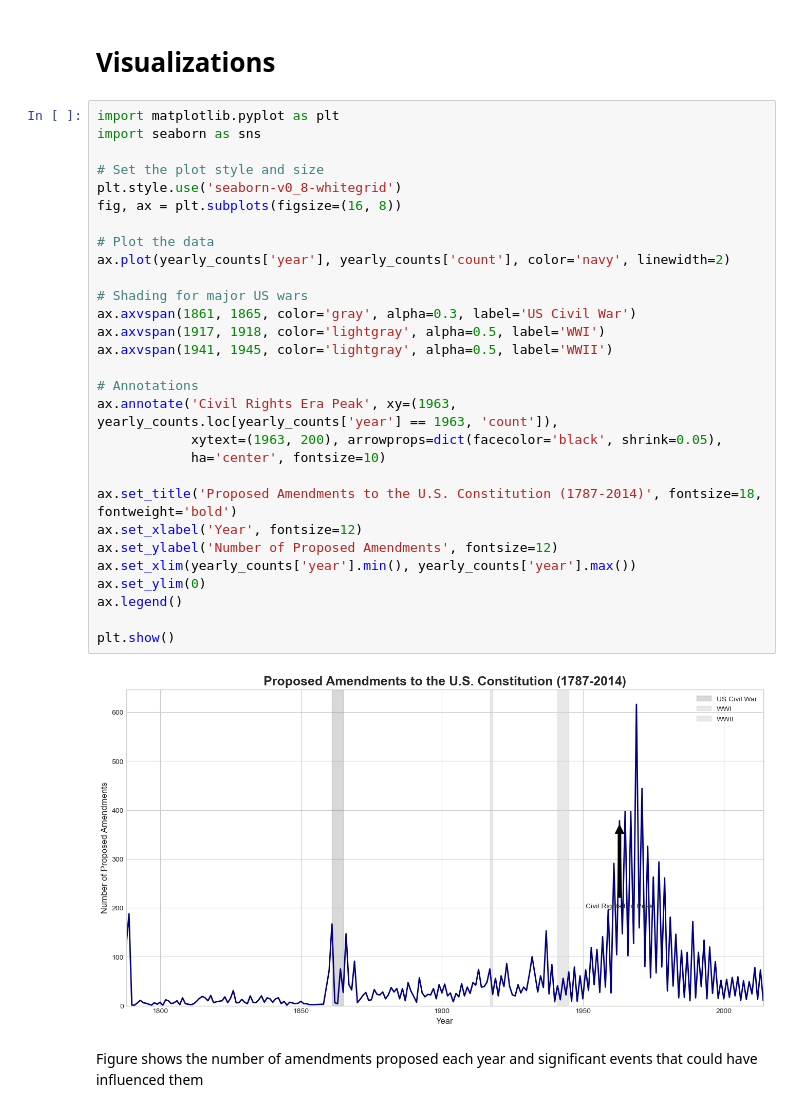
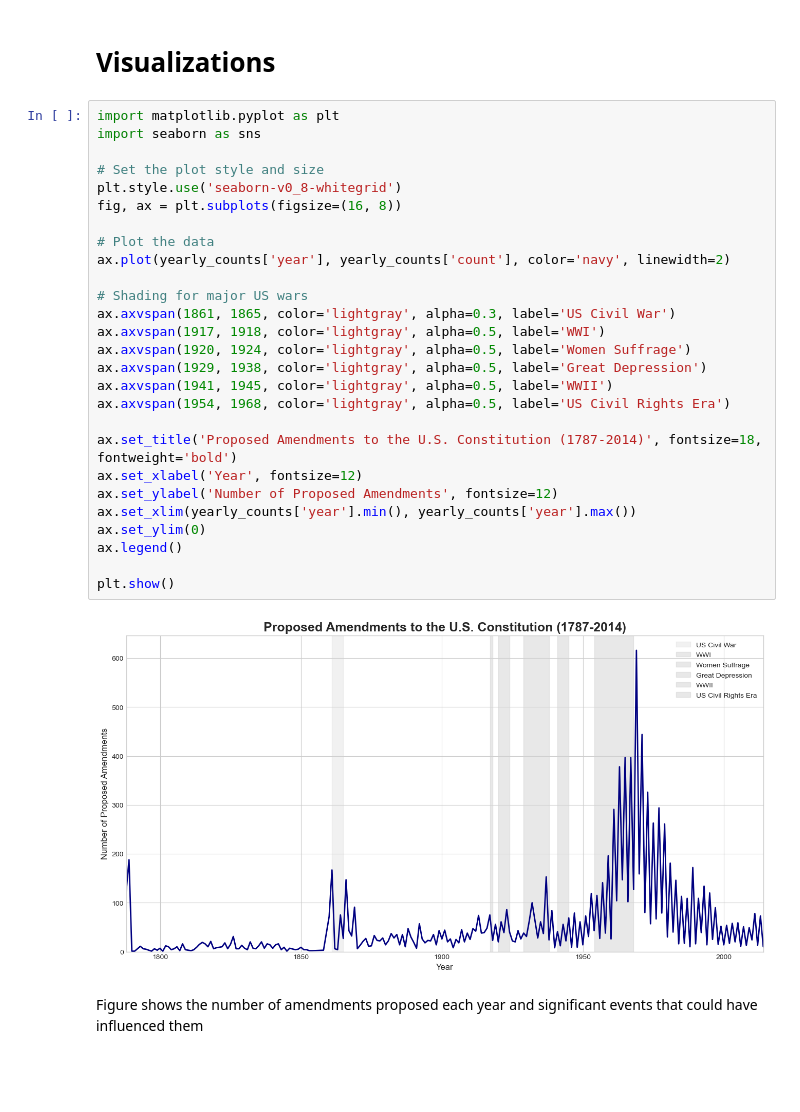
Before and after one commit to salh47/DIGHUM101-Group-2, a Jupyter notebook: notebook.ipynb, the cells around one changed output. Saved outputs shown, nothing was run; the diff lists cells and outputs as text; blank space fills up the shorter version.

```diff
--- a/notebook.ipynb
+++ b/notebook.ipynb
@@ -526,34 +526,32 @@ yearly_counts.head()
 # %%
 import matplotlib.pyplot as plt
 import seaborn as sns
 
 # Set the plot style and size
 plt.style.use('seaborn-v0_8-whitegrid')
 fig, ax = plt.subplots(figsize=(16, 8))
 
 # Plot the data
 ax.plot(yearly_counts['year'], yearly_counts['count'], color='navy', linewidth=2)
 
 # Shading for major US wars
-ax.axvspan(1861, 1865, color='gray', alpha=0.3, label='US Civil War')
+ax.axvspan(1861, 1865, color='lightgray', alpha=0.3, label='US Civil War')
 ax.axvspan(1917, 1918, color='lightgray', alpha=0.5, label='WWI')
+ax.axvspan(1920, 1924, color='lightgray', alpha=0.5, label='Women Suffrage')
+ax.axvspan(1929, 1938, color='lightgray', alpha=0.5, label='Great Depression')
 ax.axvspan(1941, 1945, color='lightgray', alpha=0.5, label='WWII')
-
-# Annotations
-ax.annotate('Civil Rights Era Peak', xy=(1963, yearly_counts.loc[yearly_counts['year'] == 1963, 'count']),
-            xytext=(1963, 200), arrowprops=dict(facecolor='black', shrink=0.05),
-            ha='center', fontsize=10)
+ax.axvspan(1954, 1968, color='lightgray', alpha=0.5, label='US Civil Rights Era')
 
 ax.set_title('Proposed Amendments to the U.S. Constitution (1787-2014)', fontsize=18, fontweight='bold')
 ax.set_xlabel('Year', fontsize=12)
 ax.set_ylabel('Number of Proposed Amendments', fontsize=12)
 ax.set_xlim(yearly_counts['year'].min(), yearly_counts['year'].max())
 ax.set_ylim(0)
 ax.legend()
 
 plt.show()
 # %% [output]
-[figure, old version]
+[figure, new version]
 # %% [markdown]
 Figure shows the number of amendments proposed each year and significant events that could have influenced them
 # %%
```
